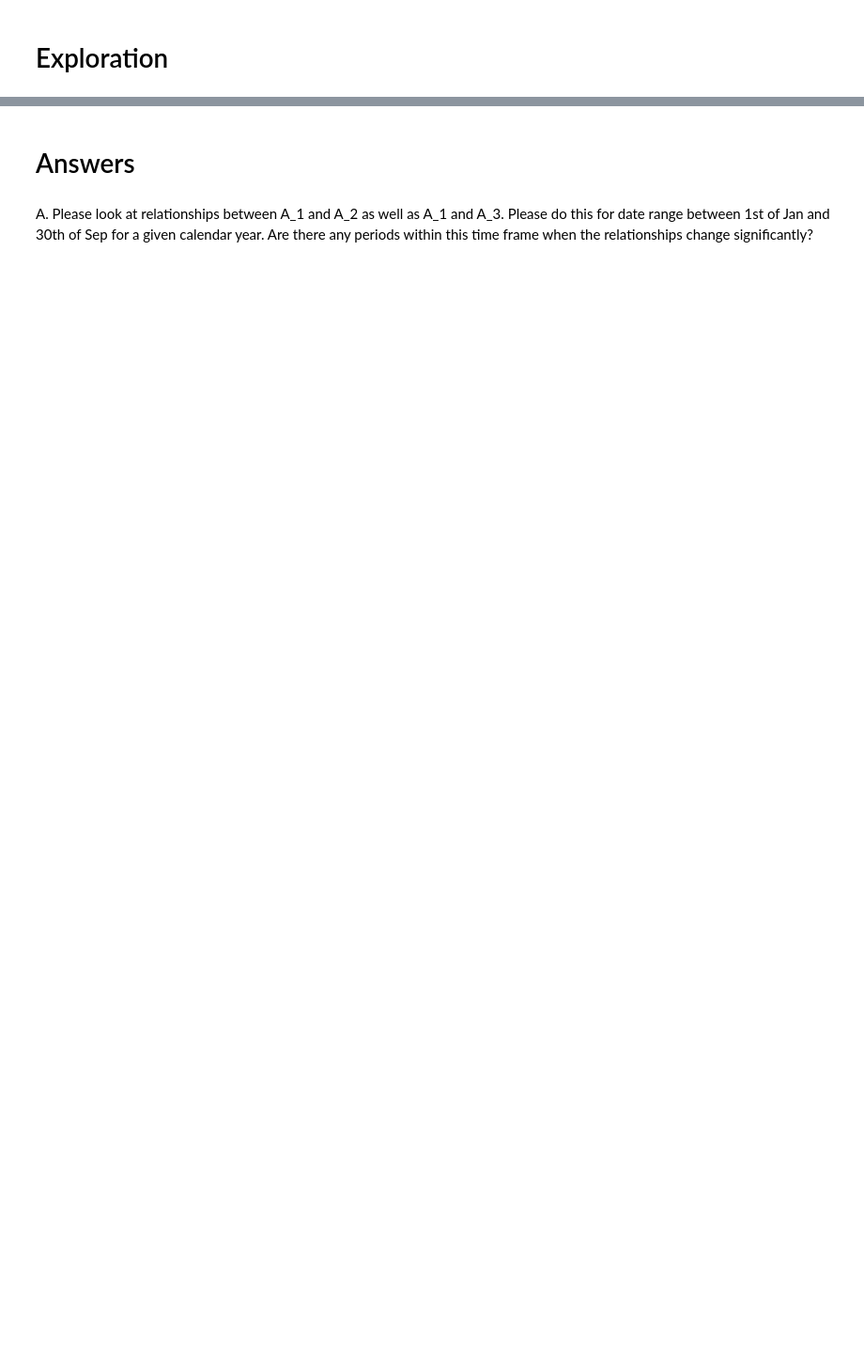
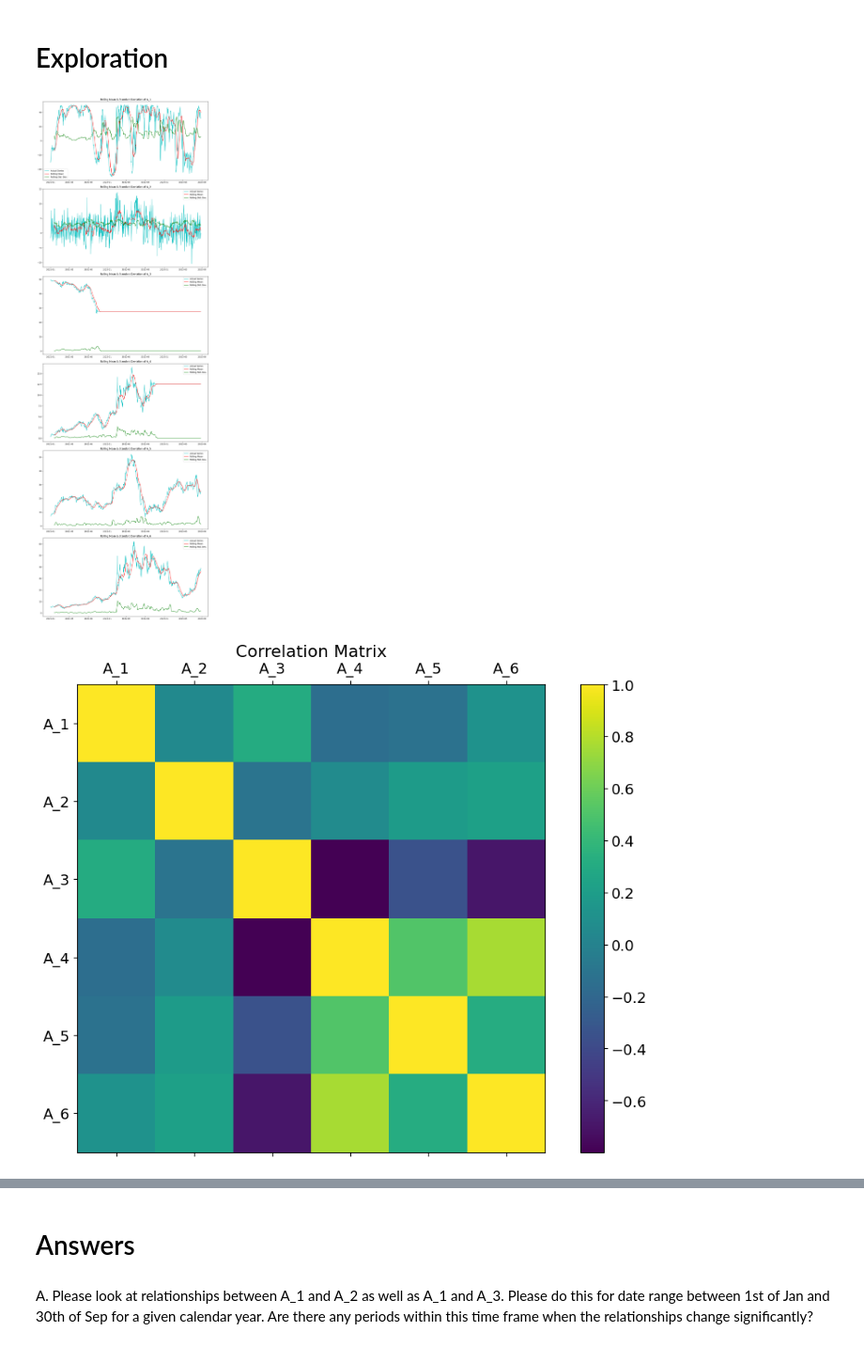
Before and after one commit to xfce1/Personal, a Jupyter notebook: DV/answers.ipynb, the cells around one changed output, grey strips where cells are left out. Shown at 94% size. Cells and saved outputs as stored; diff of their text form; code cells hidden in the pictures; blank space fills up the shorter version.

```diff
--- a/DV/answers.ipynb
+++ b/DV/answers.ipynb
@@ -21,7 +15,46 @@ df = get_data()
 # %% [markdown]
 # Exploration
 # %%
-def plots(df):
-    fig = px.line(df)
-    fig.show()
-plots(df)
+def get_data():
+    df = pd.read_csv("Test Data Set.csv",index_col=0)
+    df['Dates'] = pd.to_datetime(df['Dates'],dayfirst=True)
+    df.set_index("Dates",inplace=True)
+    df = df.dropna(how="any")
+    return df
+
+
+def rolling_plots(df, cols=df.columns):
+    fig, axes = plt.subplots(nrows=len(cols), ncols=1, figsize=(12, 6 * len(cols)))
+
+    for i, col in enumerate(cols):
+            rolmean = df[col].rolling(window=12).mean()
+            rolstd = df[col].rolling(window=12).std()
+
+            axes[i].plot(df[col], color='c', label='Actual Series')
+            axes[i].plot(rolmean, color='red', label='Rolling Mean')
+            axes[i].plot(rolstd, color='green', label='Rolling Std. Dev.')
+            axes[i].set_title(f'Rolling Mean & Standard Deviation of {col}')
+            axes[i].legend()
+
+    plt.tight_layout()
+    plt.show()
+
+
+def corr_plot(df):
+    f = plt.figure(figsize=(12,8))
+    plt.matshow(df.corr(), fignum=f.number)
+    plt.xticks(range(df.select_dtypes(['number']).shape[1]), df.select_dtypes(['number']).columns, fontsize=14)
+    plt.yticks(range(df.select_dtypes(['number']).shape[1]), df.select_dtypes(['number']).columns, fontsize=14)
+    cb = plt.colorbar()
+    cb.ax.tick_params(labelsize=14)
+    plt.title('Correlation Matrix', fontsize=16)
+
+
+df = get_data()
+fig = px.line(df,x=df.index,y=df.columns)
+fig.show()
+rolling_plots(df)
+corr_plot(df)
+# %% [output]
+[figure, added]
+[figure, added]
```
Also changed, not shown: parts of 12 cells of this notebook.
